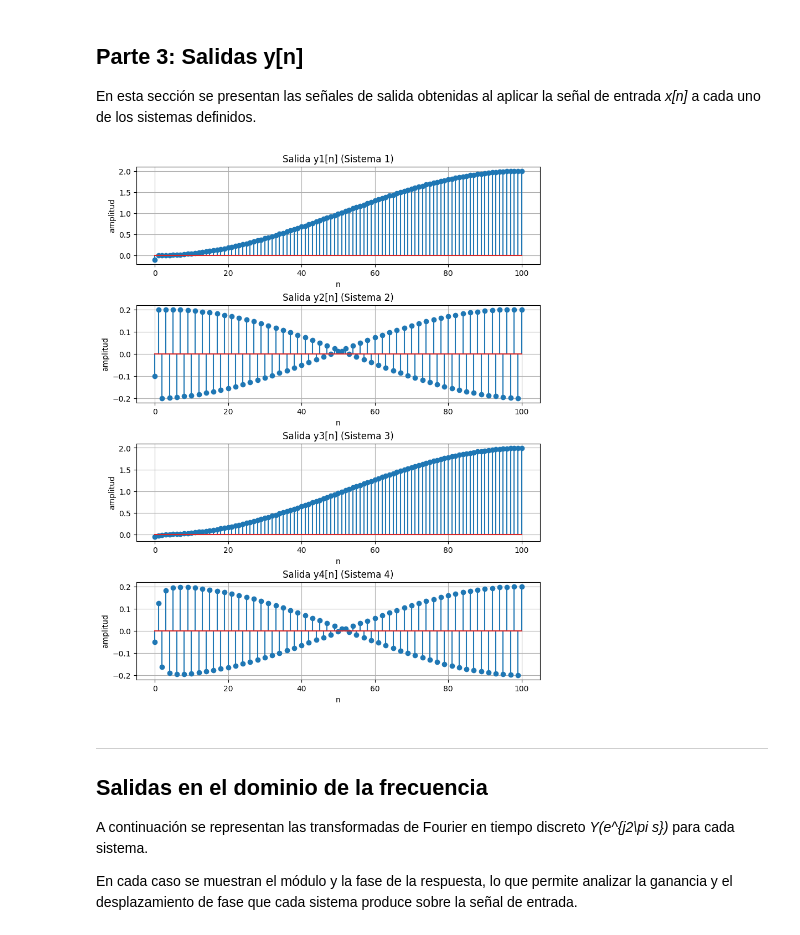
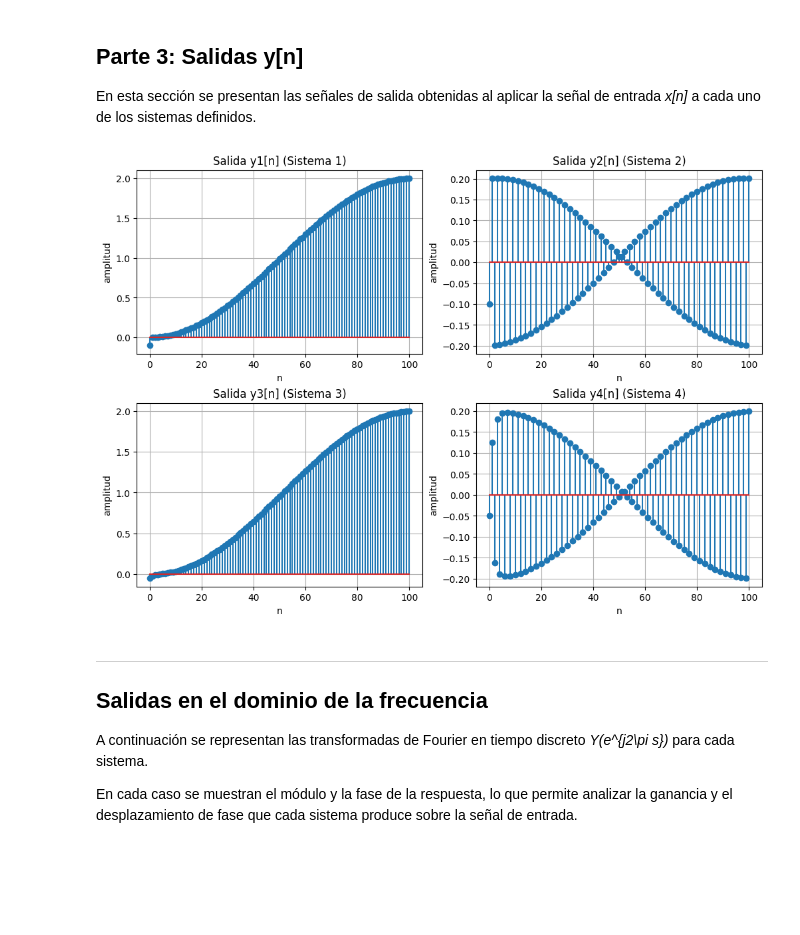
Before and after one commit to gianowolf/pu1-ips-unlp-2025, a Jupyter notebook: notebooks/01_Ejercicio_1.ipynb, the cells around one changed output. Drawn from its saved outputs; the diff is of its cells as text; code cells hidden in the pictures; blank space fills up the shorter version.

```diff
--- a/notebooks/01_Ejercicio_1.ipynb
+++ b/notebooks/01_Ejercicio_1.ipynb
@@ -240,32 +255,32 @@ En esta sección se presentan las señales de salida obtenidas al aplicar la se
 # %%
 # =========================================
 # 1) Salidas de los sistemas para la señal x[n]
 # =========================================
-y1 = s1(nx, x)
-y2 = s2(nx, x)
-y3 = s3(nx, x)
-y4 = s4(nx, x)
+y1 = s1(x)
+y2 = s2(x)
+y3 = s3(x)
+y4 = s4(x)
 
 # =========================================
-# 2) Gráficos comparativos en tiempo
+# 2) Grilla 2×2 de gráficos en tiempo
 # =========================================
-fig, axes = plt.subplots(4, 1, figsize=(8, 10), constrained_layout=True)
+fig, axes = plt.subplots(2, 2, figsize=(10, 7), constrained_layout=True)
 
 def comparar(ax, n, y, titulo):
     ax.stem(n, y)
     ax.set_title(titulo)
     ax.set_xlabel("n")
     ax.set_ylabel("amplitud")
     ax.grid(True)
 
-comparar(axes[0], nx, y1, "Salida y1[n] (Sistema 1)")
-comparar(axes[1], nx, y2, "Salida y2[n] (Sistema 2)")
-comparar(axes[2], nx, y3, "Salida y3[n] (Sistema 3)")
-comparar(axes[3], nx, y4, "Salida y4[n] (Sistema 4)")
+comparar(axes[0,0], nx, y1, "Salida y1[n] (Sistema 1)")
+comparar(axes[0,1], nx, y2, "Salida y2[n] (Sistema 2)")
+comparar(axes[1,0], nx, y3, "Salida y3[n] (Sistema 3)")
+comparar(axes[1,1], nx, y4, "Salida y4[n] (Sistema 4)")
 
 plt.show()
 # %% [output]
-[figure, old version]
+[figure, new version]
 # %% [markdown]
 
 ---
```
Also changed, not shown: parts of 3 cells of this notebook, 2 other files.
